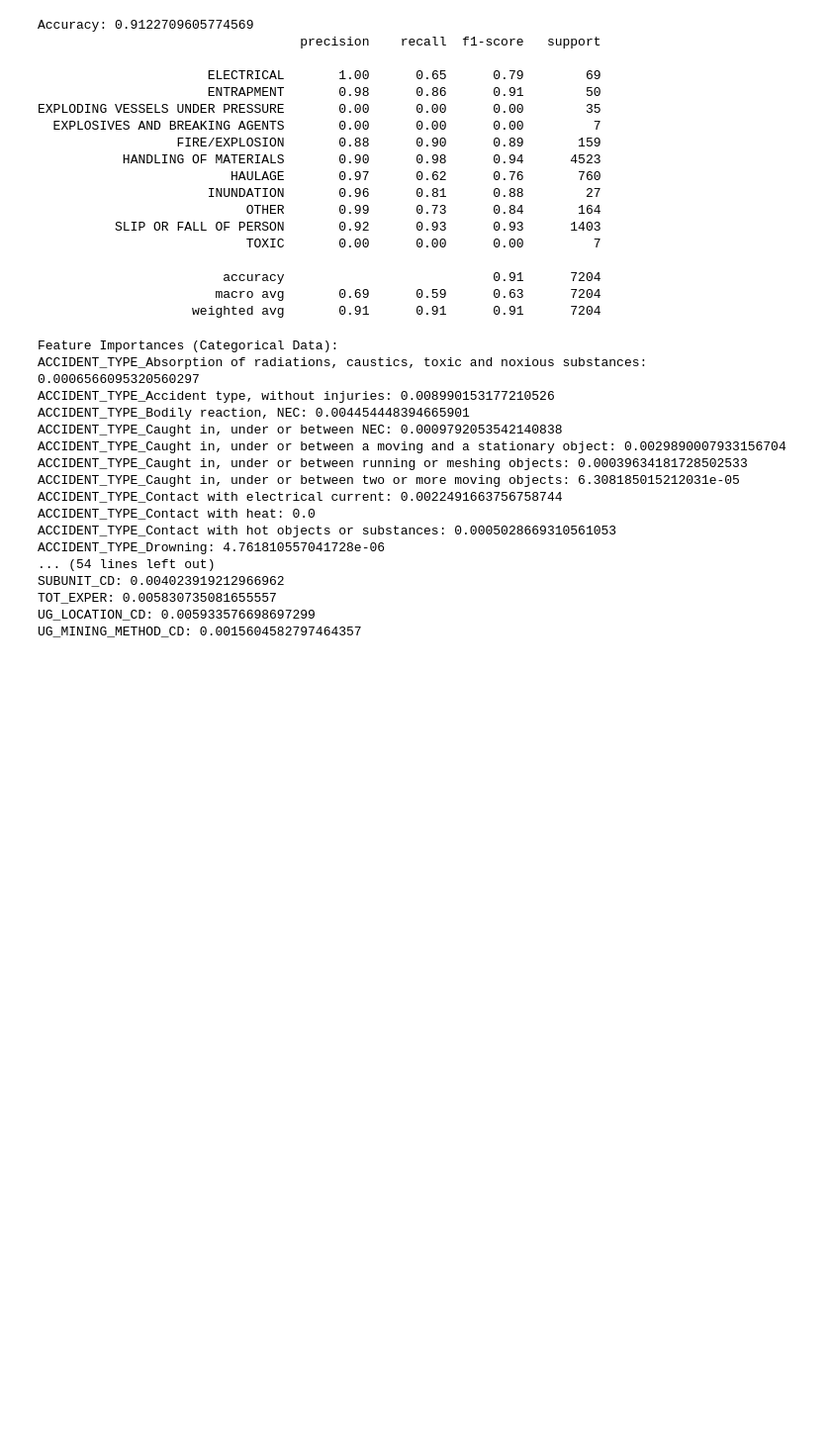
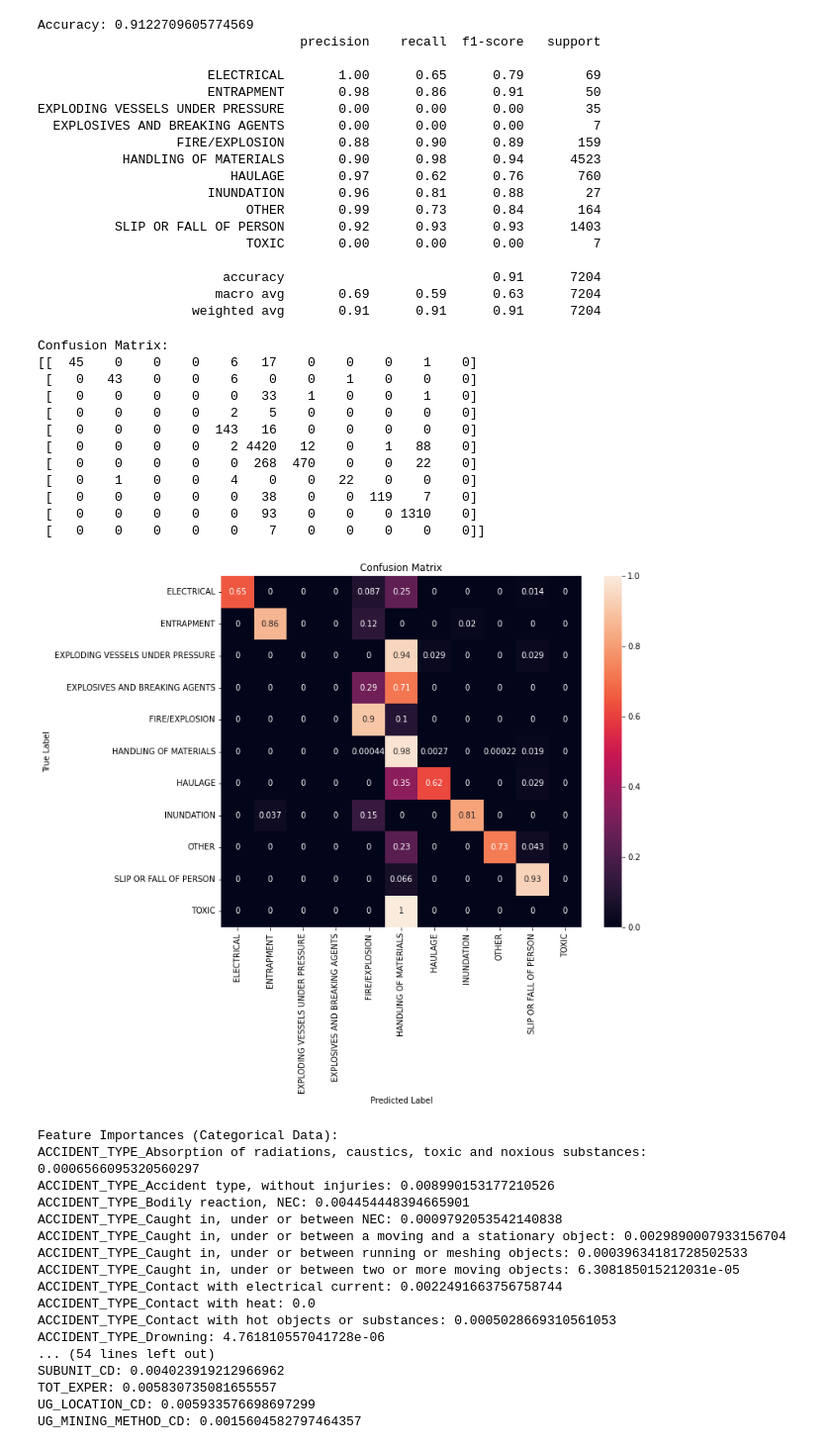
Before and after one commit to SrijanWMXJ/Trilytic, a Jupyter notebook: random_forest.ipynb, the cells around one changed output. Shown: that part at 99% size. Cells and saved outputs as stored; diff of their text form; code cells hidden in the pictures; blank space fills up the shorter version.

```diff
--- a/random_forest.ipynb
+++ b/random_forest.ipynb
@@ -188,6 +212,36 @@ EXPLODING VESSELS UNDER PRESSURE       0.00      0.00      0.00        35
                         accuracy                           0.91      7204
                        macro avg       0.69      0.59      0.63      7204
                     weighted avg       0.91      0.91      0.91      7204
+# %%
+# Print confusion matrix
+print("\nConfusion Matrix:")
+conf_matrix = confusion_matrix(y_test, y_pred)
+print(conf_matrix)
+
+row_sums = conf_matrix.sum(axis=1, keepdims=True)
+norm_conf_matrix = conf_matrix / row_sums
+
+# Display colored confusion matrix
+plt.figure(figsize=(10, 8))
+sns.heatmap(norm_conf_matrix, annot=True, xticklabels=rf_model.classes_, yticklabels=rf_model.classes_)
+plt.xlabel("Predicted Label")
+plt.ylabel("True Label")
+plt.title("Confusion Matrix")
+plt.show()
+# %% [output]
+Confusion Matrix:
+[[  45    0    0    0    6   17    0    0    0    1    0]
+ [   0   43    0    0    6    0    0    1    0    0    0]
+ [   0    0    0    0    0   33    1    0    0    1    0]
+ [   0    0    0    0    2    5    0    0    0    0    0]
+ [   0    0    0    0  143   16    0    0    0    0    0]
+ [   0    0    0    0    2 4420   12    0    1   88    0]
+ [   0    0    0    0    0  268  470    0    0   22    0]
+ [   0    1    0    0    4    0    0   22    0    0    0]
+ [   0    0    0    0    0   38    0    0  119    7    0]
+ [   0    0    0    0    0   93    0    0    0 1310    0]
+ [   0    0    0    0    0    7    0    0    0    0    0]]
+[figure, added]
 # %%
 # Get the feature names for the text data
 text_feature_names = vectorizer.get_feature_names_out()
```
Also changed, not shown: parts of 9 cells of this notebook, 1 other file.
